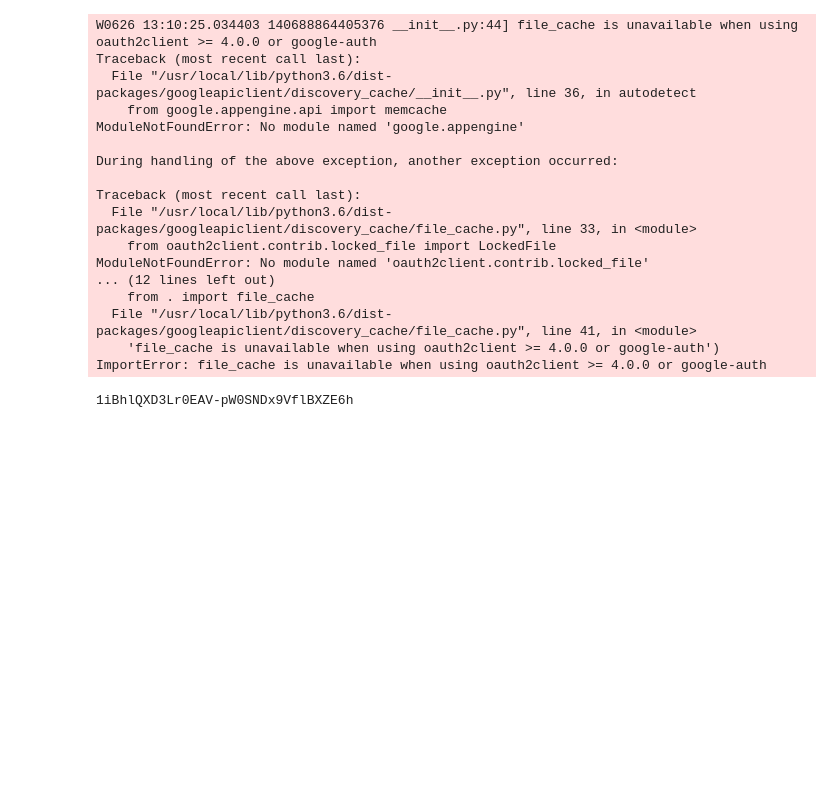
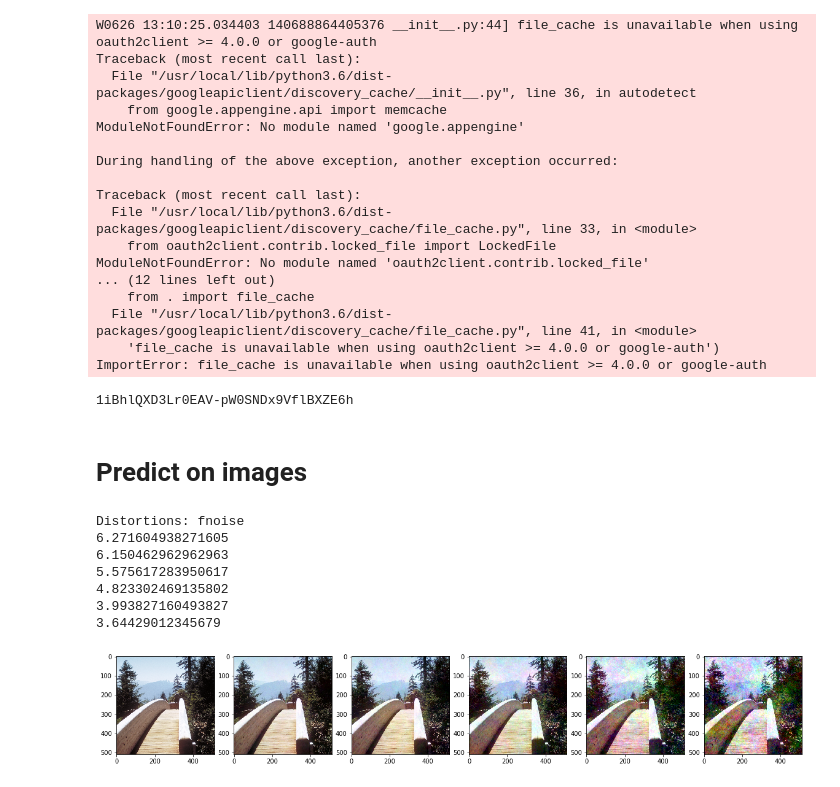
Before and after one commit to adifatol/BIQA, a Jupyter notebook: convNetwork.ipynb, the cells around one changed output. Drawn from its saved outputs; the diff is of its cells as text; code cells hidden in the pictures; blank space fills up the shorter version.

Commit message:
Implemented the full flow to test the prediction on various images

```diff
--- a/convNetwork.ipynb
+++ b/convNetwork.ipynb
@@ -131,8 +131,7 @@ Nr of img: 30
 from matplotlib import pyplot as plt
 from matplotlib.ticker import MultipleLocator
 
-def plot_all(arr_of_images, patch_estimator=False):
-  columns = 5
+def plot_all(arr_of_images, patch_estimator=False, columns = 5):
   spacing = 14.75
   minorLocator = MultipleLocator(spacing)
   fig = plt.figure(figsize=(20,10))
@@ -687,3 +690,39 @@ ModuleNotFoundError: No module named 'oauth2client.contrib.locked_file'
     'file_cache is unavailable when using oauth2client >= 4.0.0 or google-auth')
 ImportError: file_cache is unavailable when using oauth2client >= 4.0.0 or google-auth
 1iBhlQXD3Lr0EAV-pW0SNDx9VflBXZE6h
+# %% [markdown]
+# Predict on images
+# %%
+
+def test_pred(to_predict):
+  for pred_img in to_predict:
+    pred_patches = extract_patches(pred_img)
+    pred_scores = model.predict(pred_patches)
+
+    #Build the image based on scores
+    pred_args = []
+    for p in pred_scores:
+      pred_args.append(np.argmax(p))
+    avg = np.mean(pred_args)
+    print(avg)
+#   plt.hist(pred_args)
+# %%
+# Set 1
+
+i = randint(0,NR_IMG-1)
+d = randint(0, len(DISTORT)-1)
+dist = DISTORT[d]
+to_predict = [images['orig'][i], images[dist]['1'][i], images[dist]['2'][i], images[dist]['3'][i], images[dist]['4'][i], images[dist]['5'][i]]
+
+print("Distortions: {}".format(dist))
+test_pred(to_predict)
+plot_all(to_predict, columns=6)
+# %% [output]
+Distortions: fnoise
+6.271604938271605
+6.150462962962963
+5.575617283950617
+4.823302469135802
+3.993827160493827
+3.64429012345679
+[figure, added]
```
Also changed, not shown: parts of 11 cells of this notebook.
